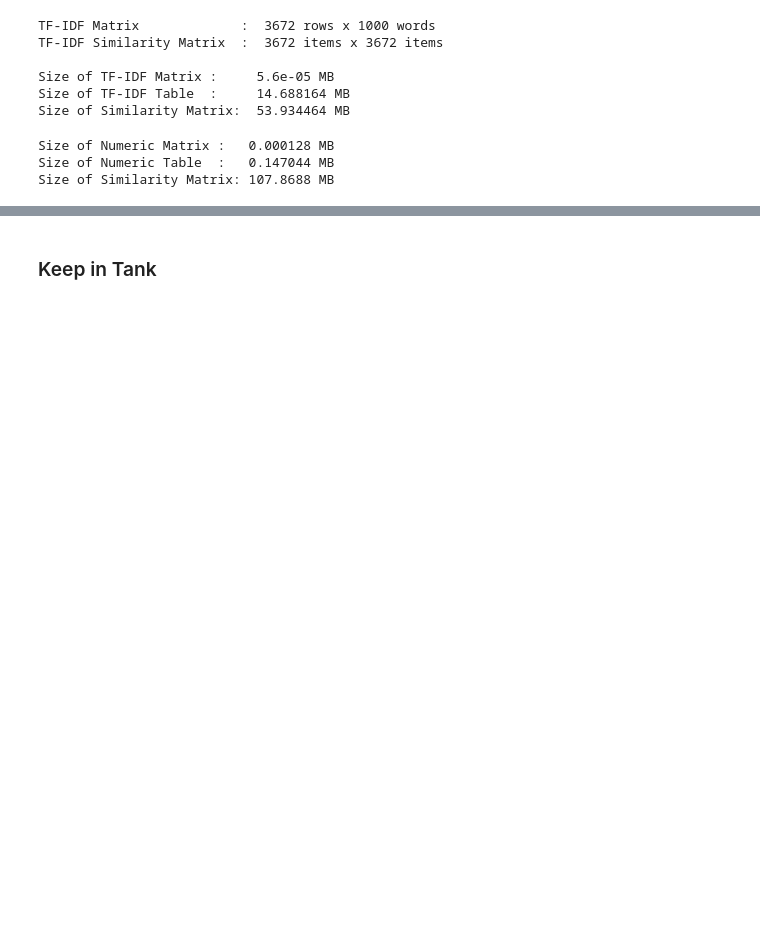
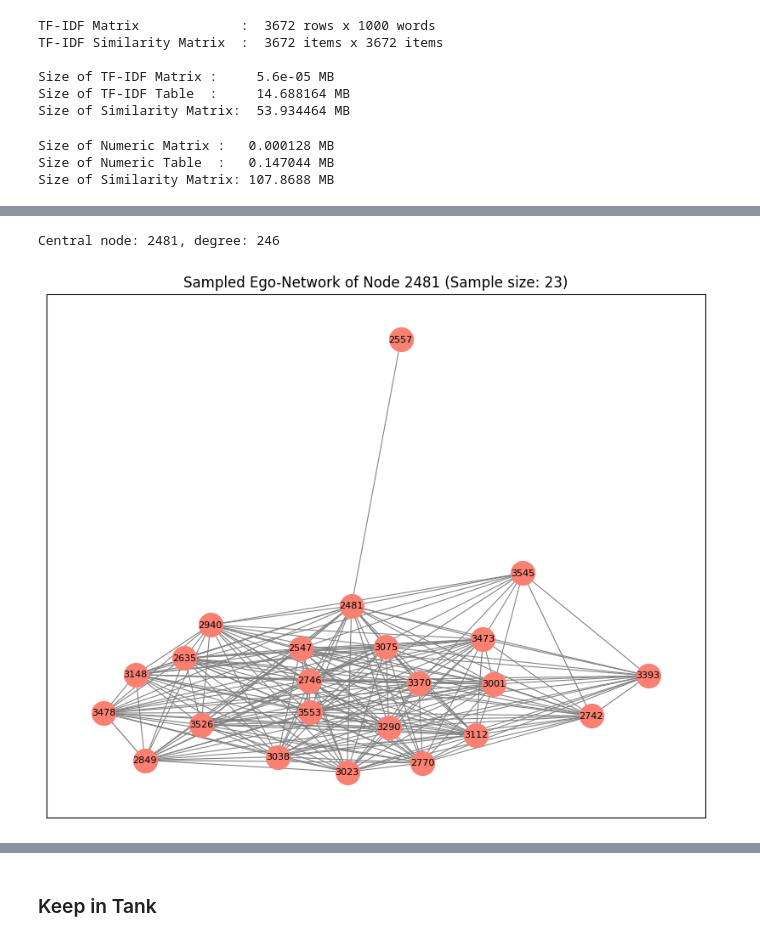
Before and after one commit to MuhammadRhakan/alternative, a Jupyter notebook: 2_Alternate_Data_Pipeline.ipynb, the cells around one changed output, grey strips where cells are left out. Cells and saved outputs as stored; diff of their text form; code cells hidden in the pictures; blank space fills up the shorter version.

```diff
--- a/2_Alternate_Data_Pipeline.ipynb
+++ b/2_Alternate_Data_Pipeline.ipynb
@@ -505,3 +552,36 @@ Central node: 3064, degree: 242
+# %%
+def network_graph_sampling(G, sample_size=50):
+  degrees = dict(G.degree())
+  central_node = max(degrees, key=degrees.get)
+  print(f"Central node: {central_node}, degree: {degrees[central_node]}")
+
+  ego = nx.ego_graph(G, central_node, radius=1)
+  nodes_in_ego = list(ego.nodes())
+  nodes_in_ego.remove(central_node)
+
+  if sample_size >= len(nodes_in_ego):
+      sampled_neighbors  = nodes_in_ego
+  else:
+      sampled_neighbors  = random.sample(nodes_in_ego, sample_size-1)
+
+  sampled_nodes = [central_node] + sampled_neighbors
+
+  sampled_ego = ego.subgraph(sampled_nodes)
+
+  edge_weights = [ego[u][v].get('weight', 1.0) for u, v in sampled_ego.edges()]
+  plt.figure(figsize=(10, 8))
+  pos = nx.spring_layout(sampled_ego, seed=42)
+  nx.draw_networkx_nodes(sampled_ego, pos, node_color='salmon', node_size=400)
+  nx.draw_networkx_edges(sampled_ego, pos, width=edge_weights, edge_color='gray')
+  nx.draw_networkx_labels(sampled_ego, pos, labels={n: n for n in sampled_ego.nodes()}, font_size=8)
+  plt.title(f"Sampled Ego-Network of Node {central_node} (Sample size: {len(sampled_nodes)})")
+  plt.show()
+
+# Example usage:
+network_graph_sampling(G_75, sample_size=23)
+# %% [output]
+Central node: 2481, degree: 246
+[figure, added]
 # %%
 def plotly_network(G, method, size=50, node=None, seed=42):
   # Pick subgraph
```
Also changed, not shown: parts of 31 cells of this notebook.
